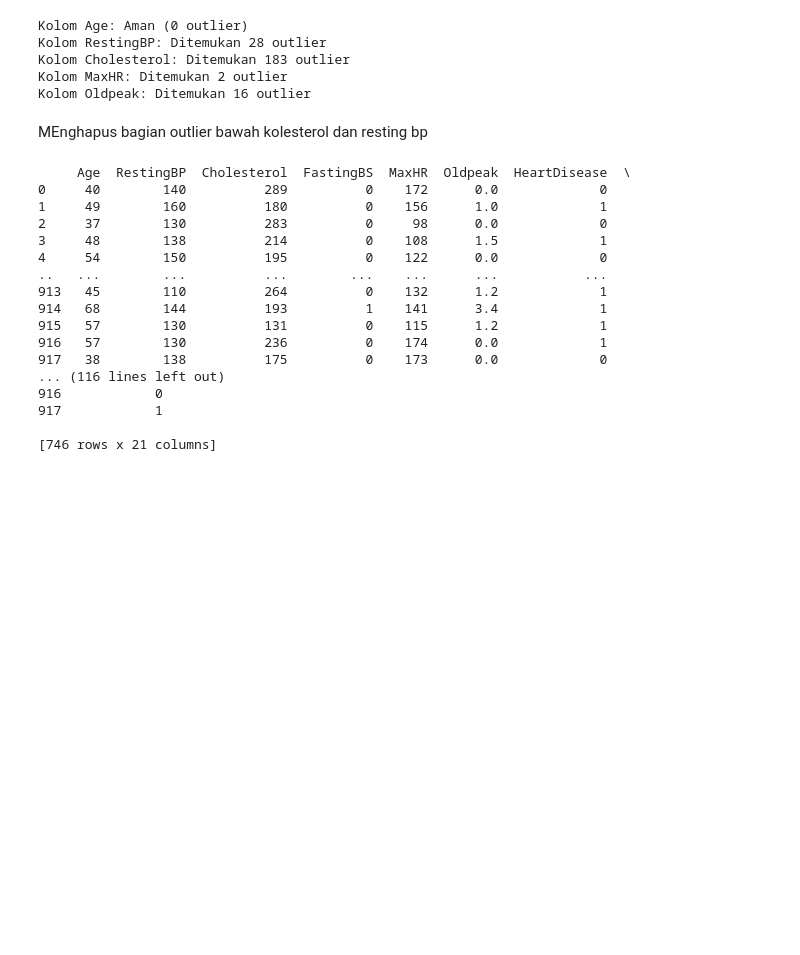
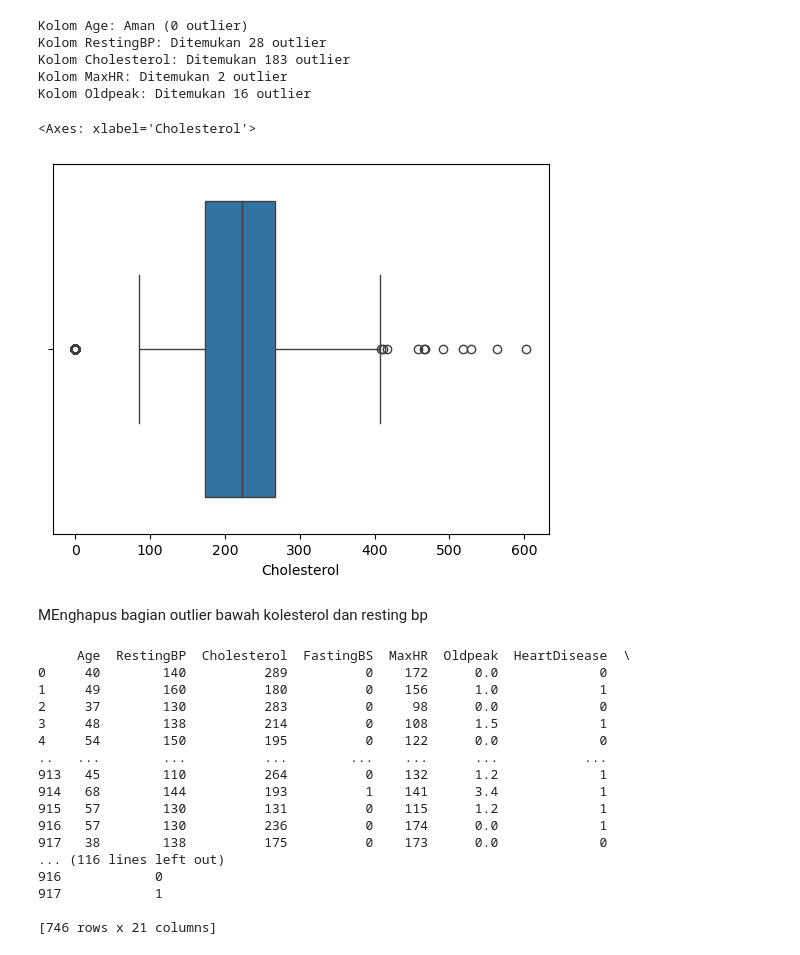
Before and after one commit to dapitskie/Recreate-UAS-DAE-pake-piton, a Jupyter notebook: uasdaeversipy.ipynb, the cells around one changed output. Drawn from its saved outputs; the diff is of its cells as text; code cells hidden in the pictures; blank space fills up the shorter version.

```diff
--- a/uasdaeversipy.ipynb
+++ b/uasdaeversipy.ipynb
@@ -92,5 +102,10 @@ Kolom RestingBP: Ditemukan 28 outlier
 Kolom Cholesterol: Ditemukan 183 outlier
 Kolom MaxHR: Ditemukan 2 outlier
 Kolom Oldpeak: Ditemukan 16 outlier
+# %%
+sns.boxplot(x=df_onehot["Cholesterol"])
+# %% [output]
+<Axes: xlabel='Cholesterol'>
+[figure, added]
 # %% [markdown]
 MEnghapus bagian outlier bawah kolesterol dan resting bp
```
Also changed, not shown: parts of 4 cells of this notebook.
